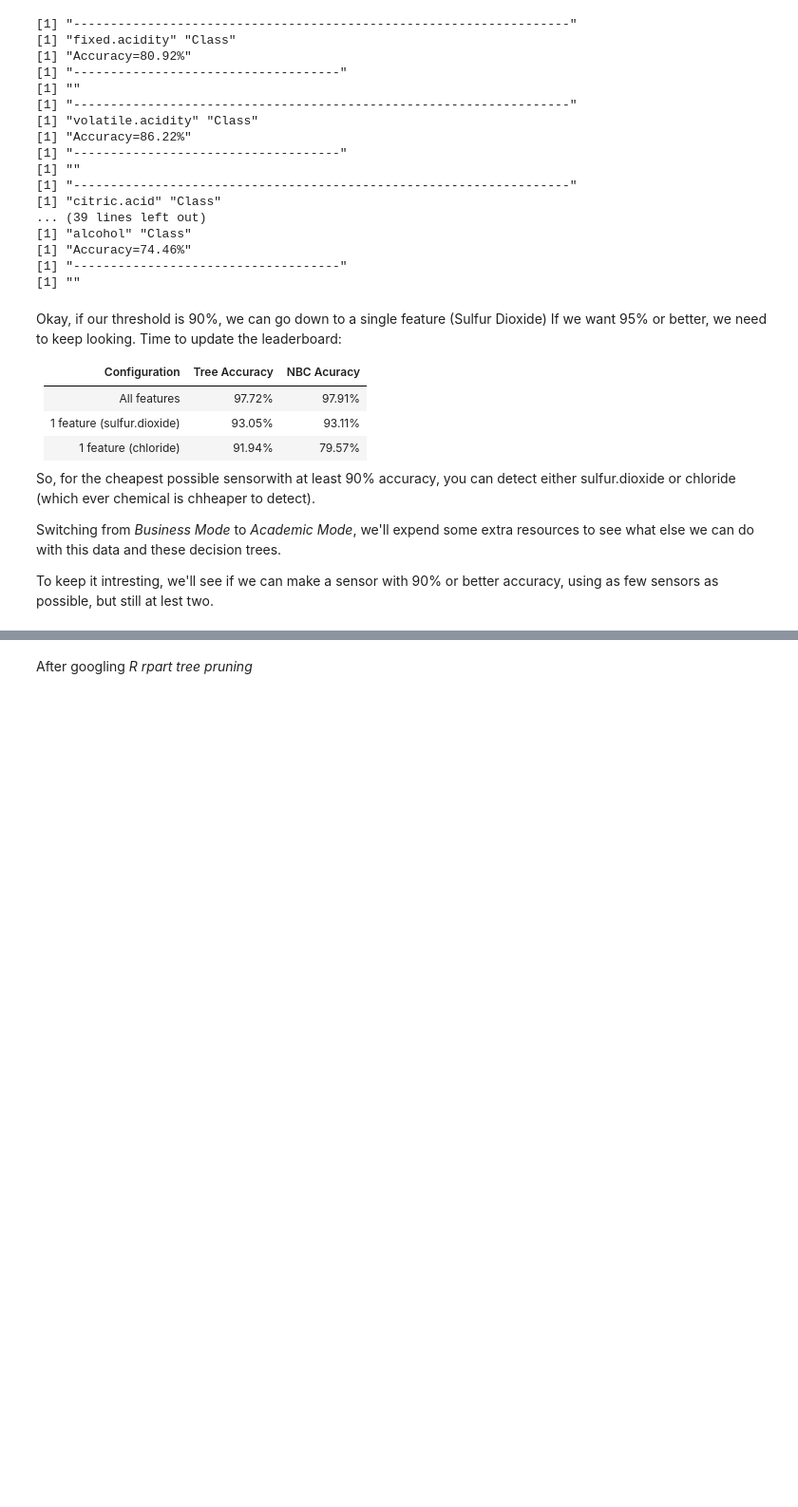
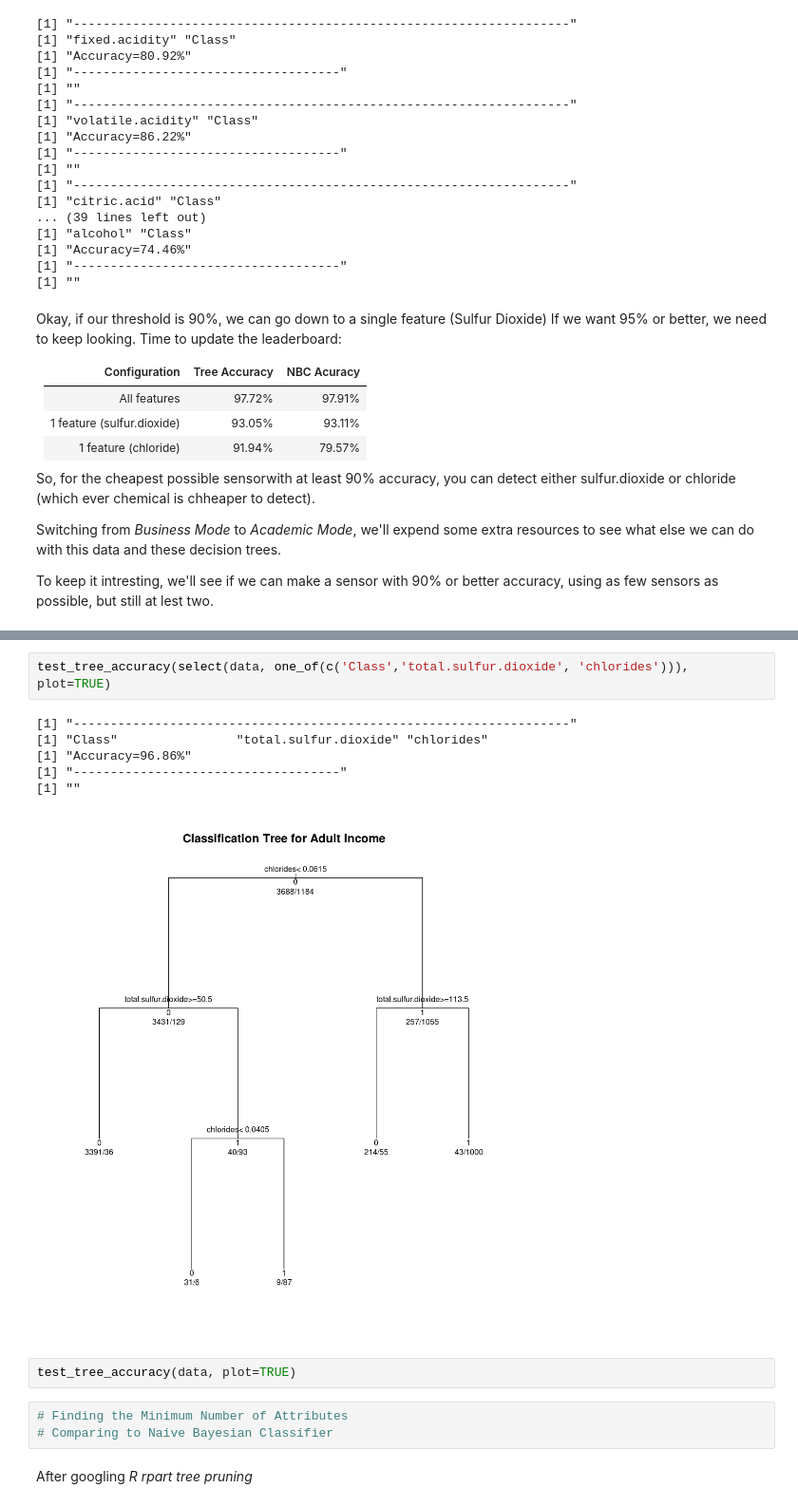
Before and after one commit to JingruWu10/UW_DataScience, a Jupyter notebook: Q3/HW02/HW02_wine_decisiontree.ipynb, the cells around one changed output, grey strips where cells are left out. Shown at 95% size. Saved outputs shown, nothing was run; the diff lists cells and outputs as text; blank space fills up the shorter version.

```diff
--- a/Q3/HW02/HW02_wine_decisiontree.ipynb
+++ b/Q3/HW02/HW02_wine_decisiontree.ipynb
@@ -249,3 +289,17 @@ test_tree_accuracy(data, plot=TRUE)
+# %%
+test_tree_accuracy(select(data, one_of(c('Class','total.sulfur.dioxide', 'chlorides'))), plot=TRUE)
+# %% [output]
+[1] "-------------------------------------------------------------------"
+[1] "Class"                "total.sulfur.dioxide" "chlorides"
+[1] "Accuracy=96.86%"
+[1] "------------------------------------"
+[1] ""
+[figure, added]
+# %%
+test_tree_accuracy(data, plot=TRUE)
+# %%
+# Finding the Minimum Number of Attributes
+# Comparing to Naive Bayesian Classifier
 # %% [markdown]
 After googling _R rpart tree pruning_
 # %%
```
Also changed, not shown: parts of 41 cells of this notebook.
